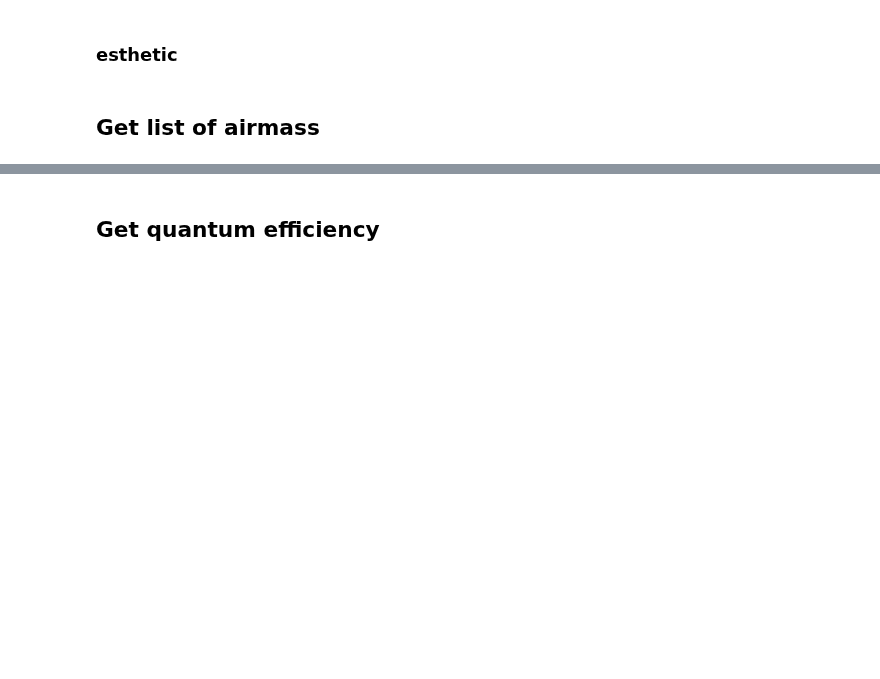
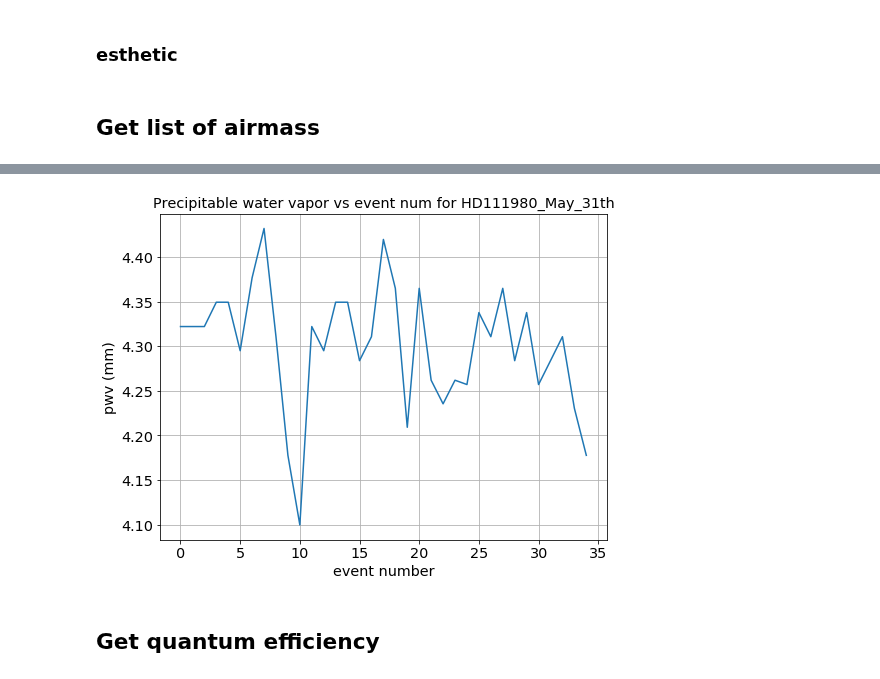
Before and after one commit to sylvielsstfr/CTIOAnaJun2017, a Jupyter notebook: ana_31may17/HD111980_2/GenerateSimulationProfiles.ipynb, the cells around one changed output, grey strips where cells are left out. Drawn from its saved outputs; the diff is of its cells as text; code cells hidden in the pictures; blank space fills up the shorter version.

```diff
--- a/ana_31may17/HD111980_2/GenerateSimulationProfiles.ipynb
+++ b/ana_31may17/HD111980_2/GenerateSimulationProfiles.ipynb
@@ -128,3 +164,15 @@ disperser=df['filter2']
+# %%
+pwv=humctio.HRtoPWV(humidity/100.,pressure,temperature+273.0)
+# %%
+plt.plot(pwv)
+thetitle="Precipitable water vapor vs event num for {}".format(object_name)
+plt.title(thetitle)
+plt.xlabel("event number")
+plt.ylabel("pwv (mm)")
+plt.grid()
+plt.savefig("pwvvsnum.pdf")
+# %% [output]
+[figure, added]
 # %% [markdown]
 ## Get quantum efficiency
 # %%
```
Also changed, not shown: parts of 6 cells of this notebook, 1 other file.
